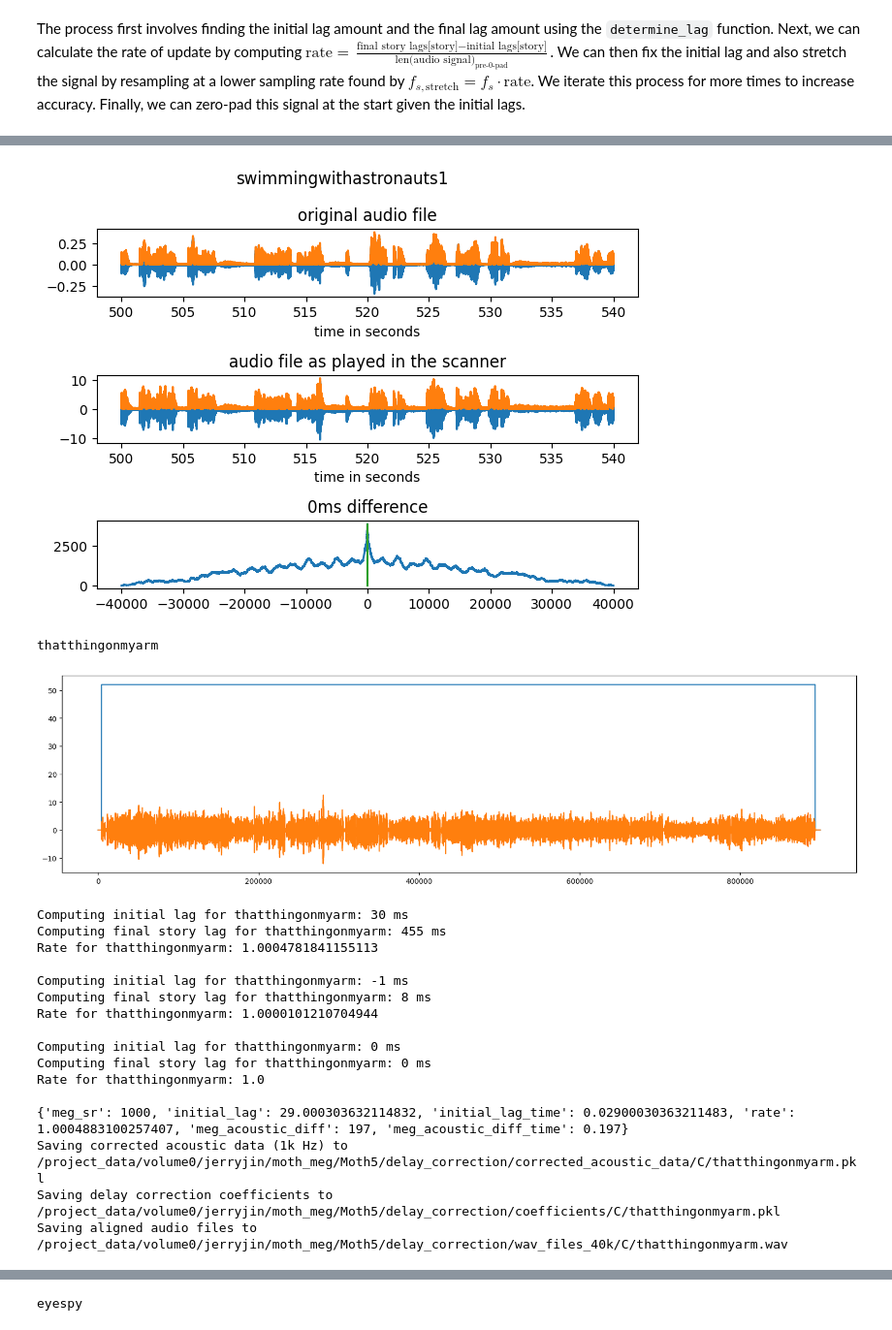
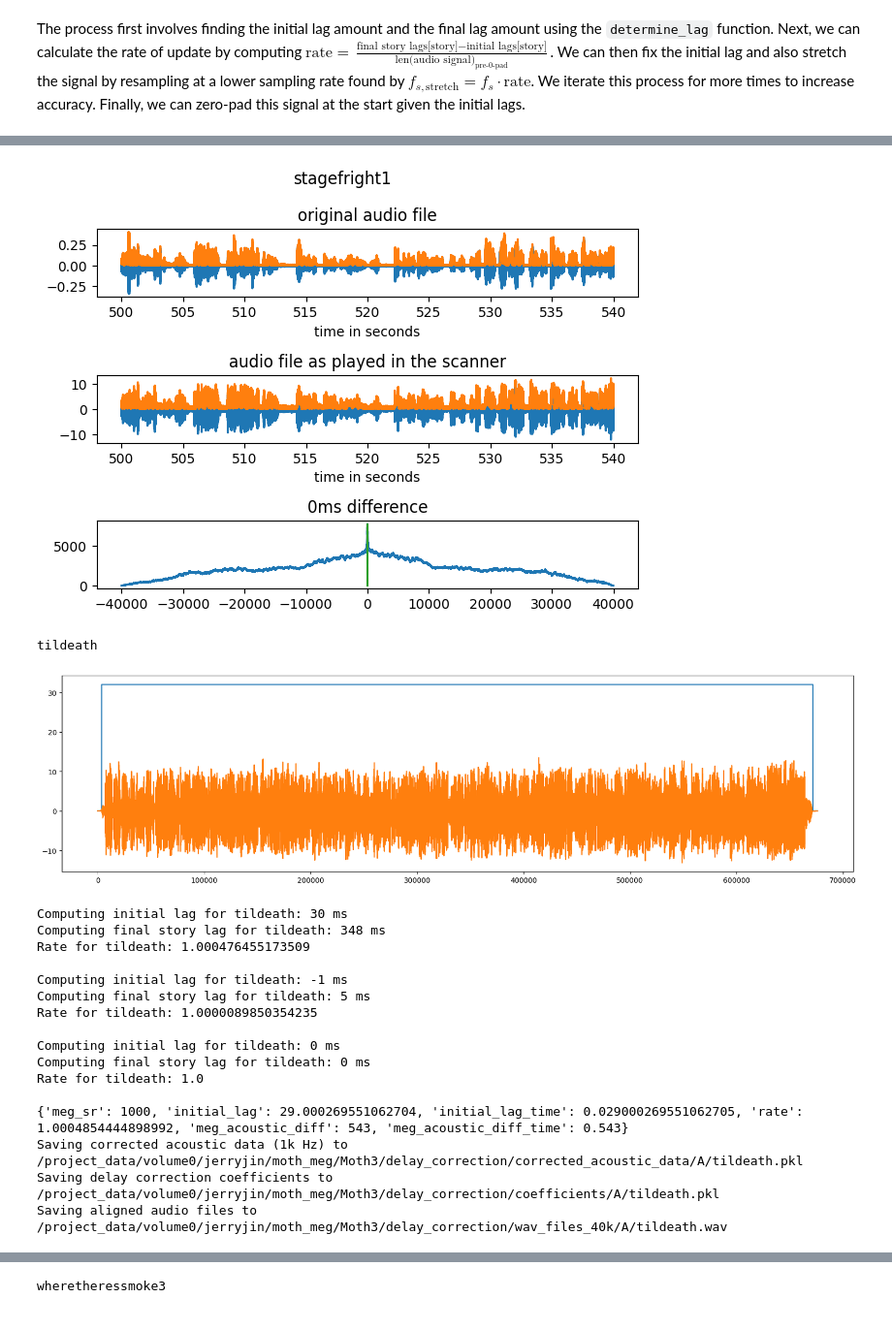
Before and after one commit to BeiGeJin/Moth-MEG-dataset, a Jupyter notebook: 3correct_delay.ipynb, the cells around one changed output, grey strips where cells are left out. Shown at 97% size. Drawn from its saved outputs; the diff is of its cells as text; code cells hidden in the pictures.

```diff
--- a/3correct_delay.ipynb
+++ b/3correct_delay.ipynb
@@ -16,8 +16,8 @@ from src.correct_delay_funcs import *
 # %% [markdown]
 First, we specify which session and subject we will be considering for analysis.
 # %%
-SUBJECT = "C"
-SESSION = "Moth5"
+SUBJECT = "A"
+SESSION = "Moth3"
 BLOCKS = ["01", "02", "03", "04", "05", "06", "07"]
 LOC_AUDIO = "/project_data/volume0/lwehbe/ds003020/stimuli/"
 LOC_RAW = f"/project_data/volume0/jerryjin/moth_meg/{SESSION}/mysss_myafter/{SUBJECT}/"
@@ -127,7 +127,7 @@ for BLOCK in BLOCKS:
     if SUBJECT == "C" and this_story == "alternateithicatom1":  # my finding, how to save in the raw fif data?
         stim_ch_data[:4000] = 0
     if SUBJECT == "A" and SESSION == "Moth3":
-        stim_ch_data += 10
+        stim_ch_data[stim_ch_data > 0] += 10
 
     # get audio channel data
     audio_ch_data = raw.copy().pick([AUDIO_CH]).get_data()[0]
@@ -283,19 +283,19 @@ Saving aligned audio files to /project_data/volume0/jerryjin/moth_meg/Moth5/dela
-[figure, old version]
+[figure, new version]
-thatthingonmyarm
+tildeath
-[figure, old version]
+[figure, new version]
-Computing initial lag for thatthingonmyarm: 30 ms
-Computing final story lag for thatthingonmyarm: 455 ms
-Rate for thatthingonmyarm: 1.0004781841155113
+Computing initial lag for tildeath: 30 ms
+Computing final story lag for tildeath: 348 ms
+Rate for tildeath: 1.000476455173509
 
-Computing initial lag for thatthingonmyarm: -1 ms
-Computing final story lag for thatthingonmyarm: 8 ms
-Rate for thatthingonmyarm: 1.0000101210704944
+Computing initial lag for tildeath: -1 ms
+Computing final story lag for tildeath: 5 ms
+Rate for tildeath: 1.0000089850354235
 
-Computing initial lag for thatthingonmyarm: 0 ms
-Computing final story lag for thatthingonmyarm: 0 ms
-Rate for thatthingonmyarm: 1.0
+Computing initial lag for tildeath: 0 ms
+Computing final story lag for tildeath: 0 ms
+Rate for tildeath: 1.0
 
-{'meg_sr': 1000, 'initial_lag': 29.000303632114832, 'initial_lag_time': 0.02900030363211483, 'rate': 1.0004883100257407, 'meg_acoustic_diff': 197, 'meg_acoustic_diff_time': 0.197}
-Saving corrected acoustic data (1k Hz) to /project_data/volume0/jerryjin/moth_meg/Moth5/delay_correction/corrected_acoustic_data/C/thatthingonmyarm.pkl
-Saving delay correction coefficients to /project_data/volume0/jerryjin/moth_meg/Moth5/delay_correction/coefficients/C/thatthingonmyarm.pkl
-Saving aligned audio files to /project_data/volume0/jerryjin/moth_meg/Moth5/delay_correction/wav_files_40k/C/thatthingonmyarm.wav
+{'meg_sr': 1000, 'initial_lag': 29.000269551062704, 'initial_lag_time': 0.029000269551062705, 'rate': 1.0004854444898992, 'meg_acoustic_diff': 543, 'meg_acoustic_diff_time': 0.543}
+Saving corrected acoustic data (1k Hz) to /project_data/volume0/jerryjin/moth_meg/Moth3/delay_correction/corrected_acoustic_data/A/tildeath.pkl
+Saving delay correction coefficients to /project_data/volume0/jerryjin/moth_meg/Moth3/delay_correction/coefficients/A/tildeath.pkl
+Saving aligned audio files to /project_data/volume0/jerryjin/moth_meg/Moth3/delay_correction/wav_files_40k/A/tildeath.wav
@@ -303 +303 @@ Saving aligned audio files to /project_data/volume0/jerryjin/moth_meg/Moth5/dela
-eyespy
+wheretheressmoke3
```
Also changed, not shown: parts of 2 cells of this notebook, 1 other file.
